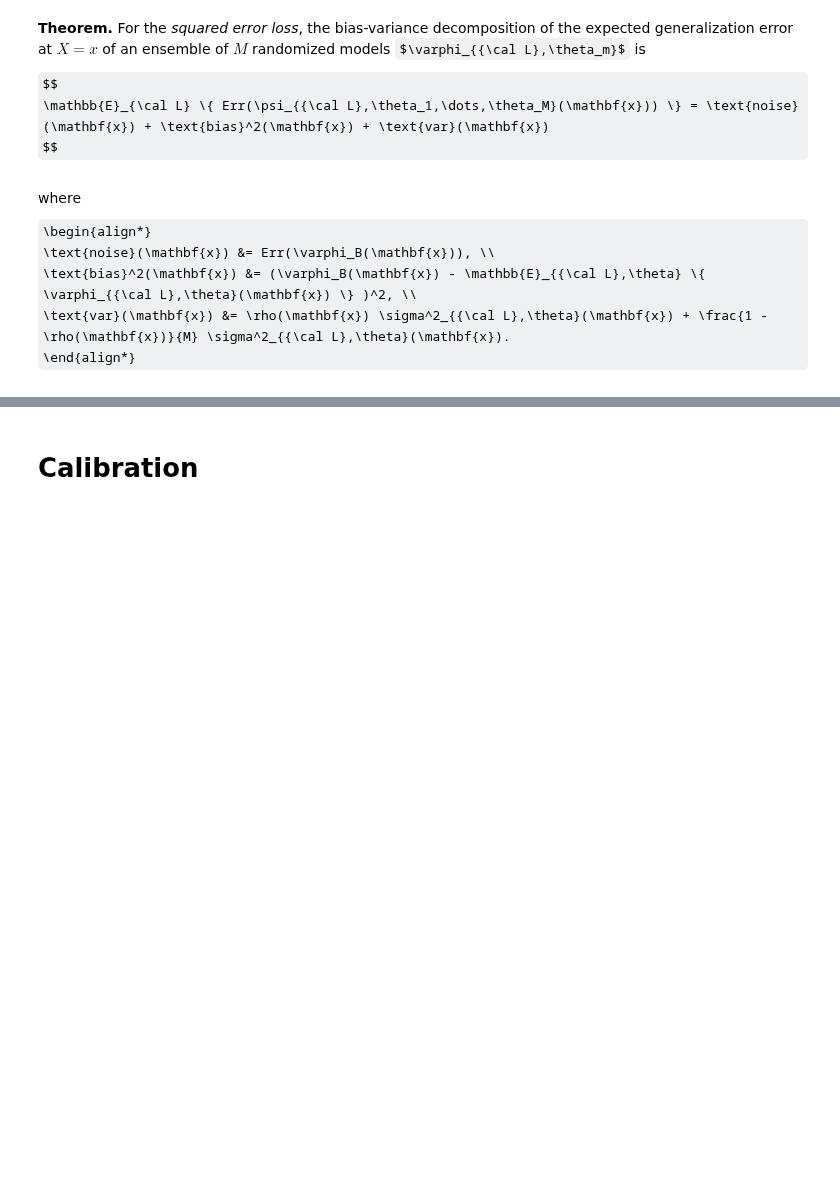
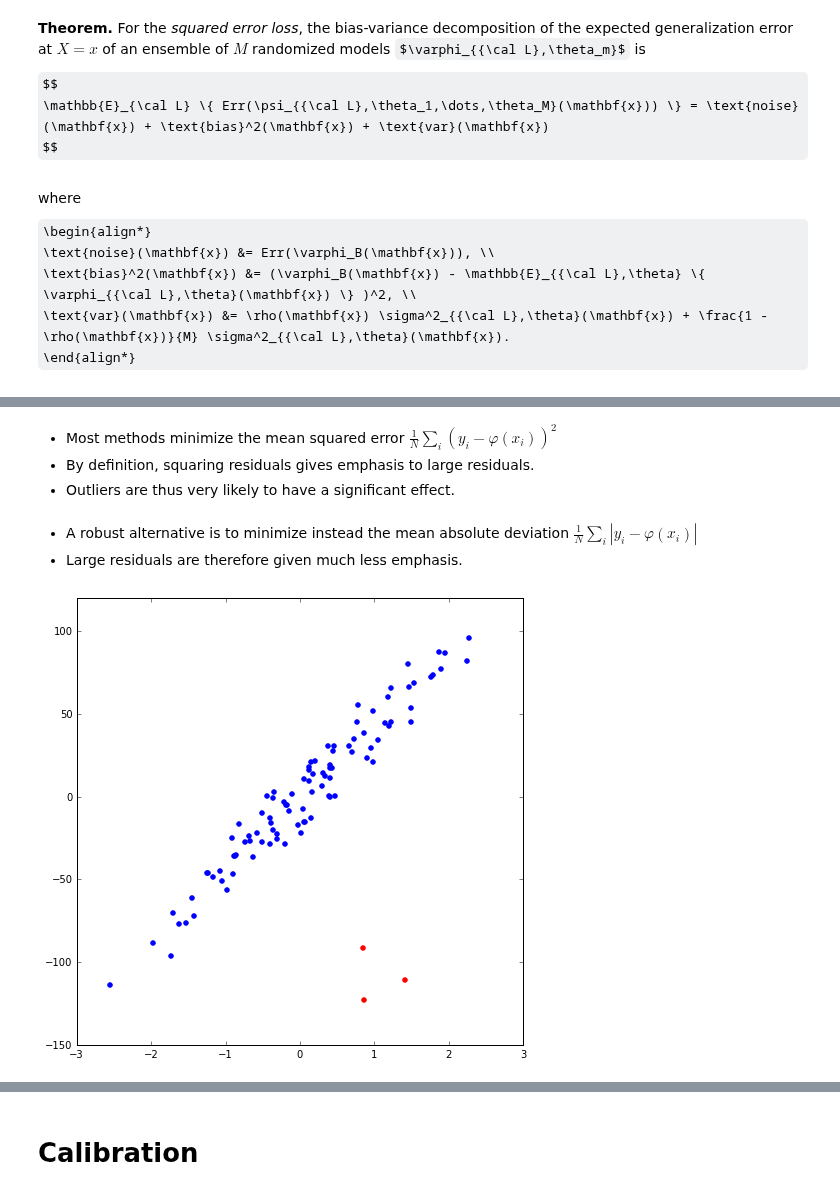
Before and after one commit to glouppe/tutorials-scikit-learn, a Jupyter notebook: Robust and calibrated estimators with Scikit-Learn.ipynb, the cells around one changed output, grey strips where cells are left out. Saved outputs shown, nothing was run; the diff lists cells and outputs as text; code cells hidden in the pictures; some formulas as TeX source; blank space fills up the shorter version.

```diff
--- a/Robust and calibrated estimators with Scikit-Learn.ipynb
+++ b/Robust and calibrated estimators with Scikit-Learn.ipynb
@@ -191,0 +161,27 @@ X_train[0, 0] = -1000  # a fairly large outlier
+# %% [markdown]
+- Most methods minimize the mean squared error $\frac{1}{N} \sum_i (y_i - \varphi(x_i))^2$
+- By definition, squaring residuals gives emphasis to large residuals.
+- Outliers are thus very likely to have a significant effect.
+# %% [markdown]
+- A robust alternative is to minimize instead the mean absolute deviation $\frac{1}{N} \sum_i |y_i - \varphi(x_i)|$
+- Large residuals are therefore given much less emphasis.
+# %%
+# Generate data
+from sklearn.datasets import make_regression
+np.random.seed(1)
+
+n_samples = 100
+n_outliers = 3
+X, y, coef = make_regression(n_samples=n_samples, n_features=1, n_informative=1, noise=10,
+                             coef=True, random_state=0)
+
+X[-n_outliers:] = 1 + 0.25 * np.random.normal(size=(n_outliers, 1))
+y[-n_outliers:] = -100 + 10 * np.random.normal(size=n_outliers)
+
+plt.scatter(X[:-n_outliers], y[:-n_outliers], color="b")
+plt.scatter(X[-n_outliers:], y[-n_outliers:], color="r")
+plt.xlim(-3, 3)
+plt.ylim(-150, 120)
+plt.show()
+# %% [output]
+[figure, added]
```
Also changed, not shown: parts of 21 cells of this notebook, 1 other file.
